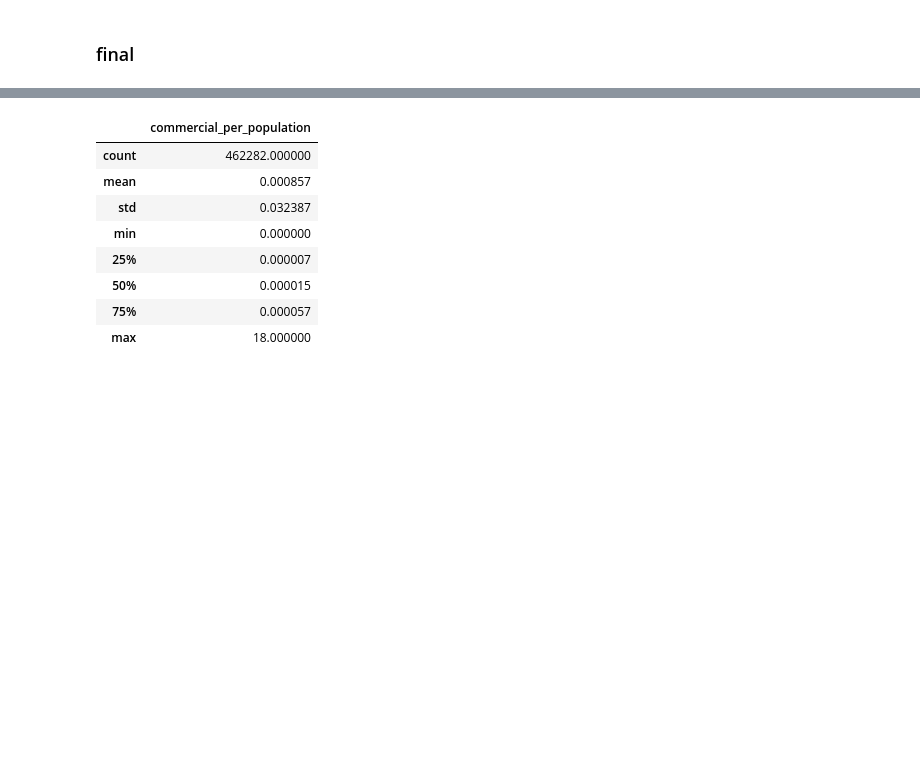
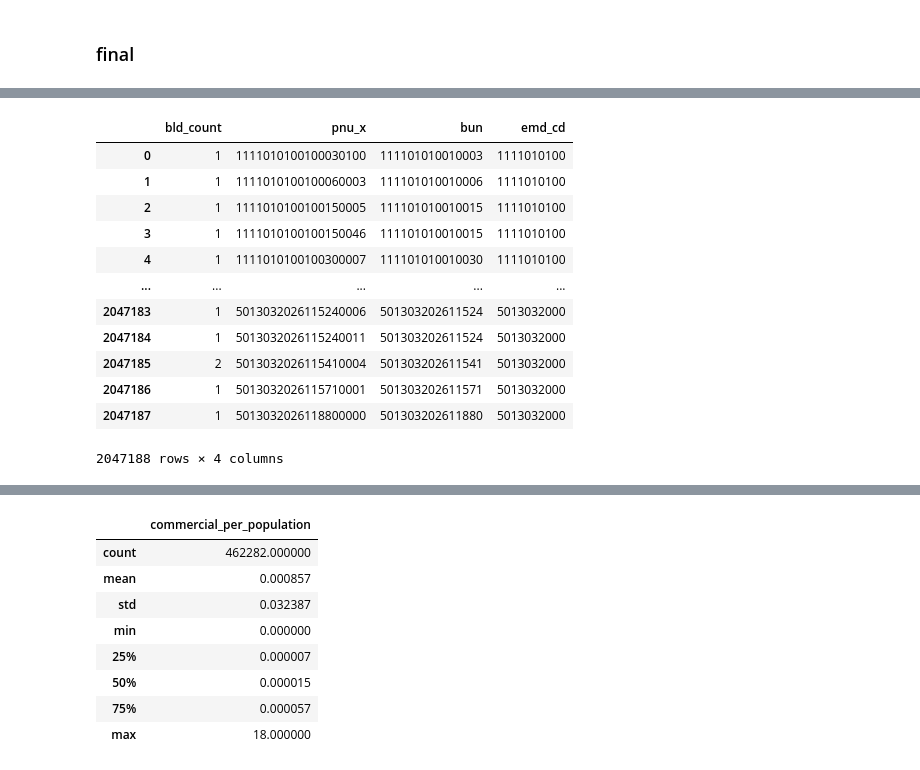
Before and after one commit to UL-DA/pythonProject, a Jupyter notebook: 부동산원_데이터댐/유동인구 대비 상가 공급 분석.ipynb, the cells around one changed output, grey strips where cells are left out. Drawn from its saved outputs; the diff is of its cells as text; code cells hidden in the pictures; blank space fills up the shorter version.

```diff
--- a/부동산원_데이터댐/유동인구 대비 상가 공급 분석.ipynb
+++ b/부동산원_데이터댐/유동인구 대비 상가 공급 분석.ipynb
@@ -168,0 +76,16 @@ print(len(df))
+# %%
+df_bld_rgst
+# %% [output]
+|  | bld_count | pnu_x | bun | emd_cd |
+| 0 | 1 | 1111010100100030100 | 111101010010003 | 1111010100 |
+| 1 | 1 | 1111010100100060003 | 111101010010006 | 1111010100 |
+| 2 | 1 | 1111010100100150005 | 111101010010015 | 1111010100 |
+| 3 | 1 | 1111010100100150046 | 111101010010015 | 1111010100 |
+| 4 | 1 | 1111010100100300007 | 111101010010030 | 1111010100 |
+| ... | ... | ... | ... | ... |
+| 2047183 | 1 | 5013032026115240006 | 501303202611524 | 5013032000 |
+| 2047184 | 1 | 5013032026115240011 | 501303202611524 | 5013032000 |
+| 2047185 | 2 | 5013032026115410004 | 501303202611541 | 5013032000 |
+| 2047186 | 1 | 5013032026115710001 | 501303202611571 | 5013032000 |
+| 2047187 | 1 | 5013032026118800000 | 501303202611880 | 5013032000 |
+2047188 rows × 4 columns
```
Also changed, not shown: parts of 7 cells of this notebook, 1 other file.
